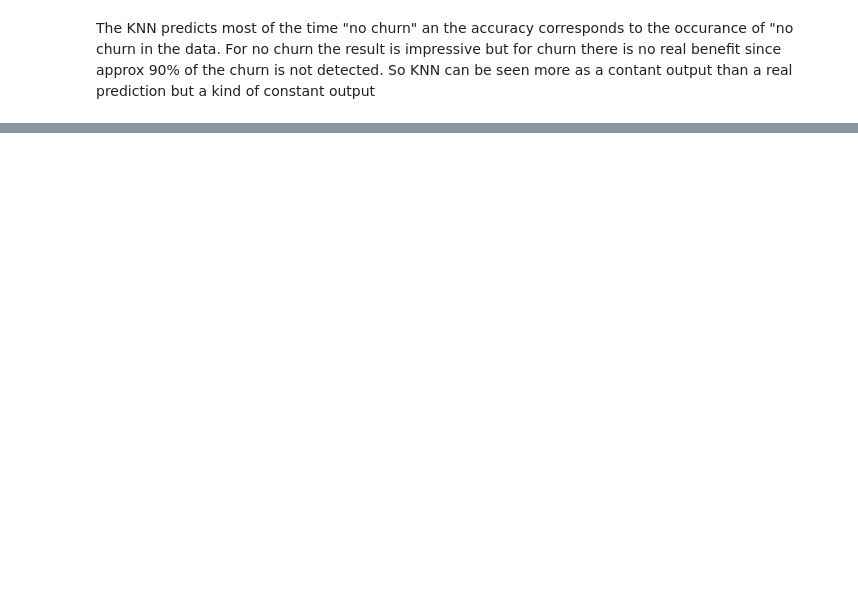
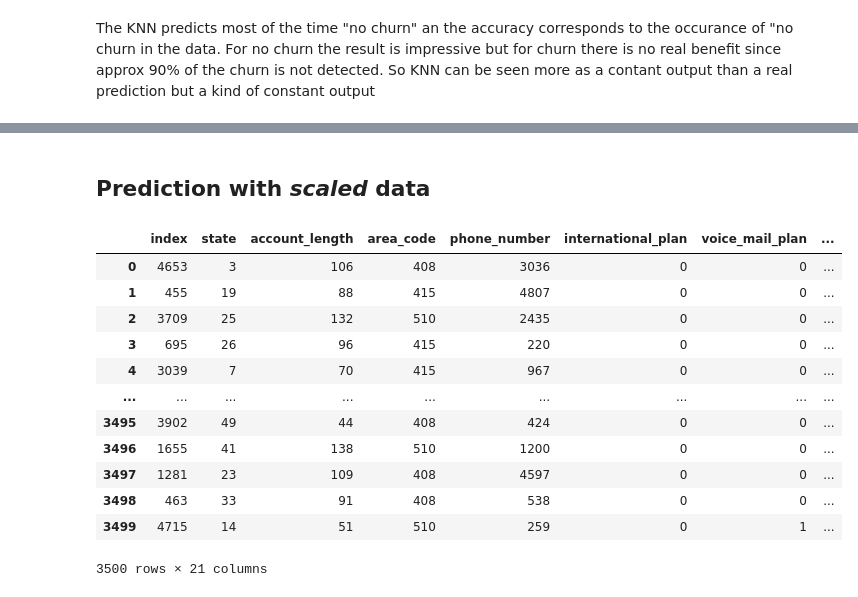
Before and after one commit to Parn1984/AIDA-Project-Team-C, a Jupyter notebook: KNN_classification.ipynb, the cells around one changed output, grey strips where cells are left out. Cells and saved outputs as stored; diff of their text form; code cells hidden in the pictures; blank space fills up the shorter version.

```diff
--- a/KNN_classification.ipynb
+++ b/KNN_classification.ipynb
@@ -4,6 +6,7 @@ from modules.data_exploration.data_ex import import_data
 from modules.build_ml_models.KNN_classification import KNN_classification
 # %%
-data = import_data('data/churn.csv')
+file_path = 'data/churn.csv'
+data = import_data(file_path)
 display(data)
 # %% [output]
 |  | state | account_length | area_code | phone_number | international_plan | voice_mail_plan | ... |
@@ -81,0 +151,2 @@ So KNN can be seen more as a contant output than a real prediction but a kind of
+# %% [markdown]
+## Prediction with *scaled* data
@@ -81,0 +161,17 @@ So KNN can be seen more as a contant output than a real prediction but a kind of
+# %%
+#x_train.drop(columns=['index'], inplace=True)
+x_train
+# %% [output]
+|  | index | state | account_length | area_code | phone_number | international_plan | voice_mail_plan | ... |
+| 0 | 4653 | 3 | 106 | 408 | 3036 | 0 | 0 | ... |
+| 1 | 455 | 19 | 88 | 415 | 4807 | 0 | 0 | ... |
+| 2 | 3709 | 25 | 132 | 510 | 2435 | 0 | 0 | ... |
+| 3 | 695 | 26 | 96 | 415 | 220 | 0 | 0 | ... |
+| 4 | 3039 | 7 | 70 | 415 | 967 | 0 | 0 | ... |
+| ... | ... | ... | ... | ... | ... | ... | ... | ... |
+| 3495 | 3902 | 49 | 44 | 408 | 424 | 0 | 0 | ... |
+| 3496 | 1655 | 41 | 138 | 510 | 1200 | 0 | 0 | ... |
+| 3497 | 1281 | 23 | 109 | 408 | 4597 | 0 | 0 | ... |
+| 3498 | 463 | 33 | 91 | 408 | 538 | 0 | 0 | ... |
+| 3499 | 4715 | 14 | 51 | 510 | 259 | 0 | 1 | ... |
+3500 rows × 21 columns
```
Also changed, not shown: parts of 29 cells of this notebook, 1 other file.
